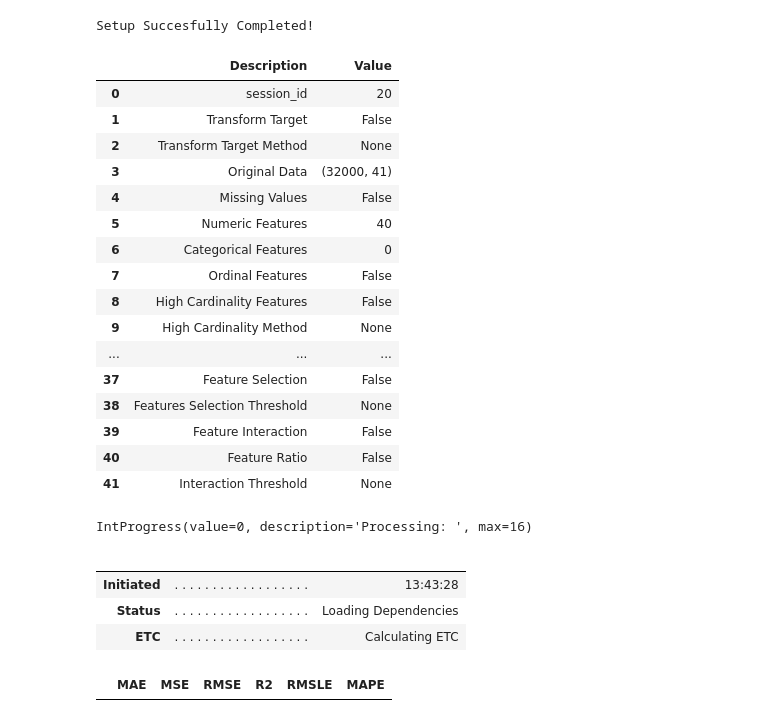
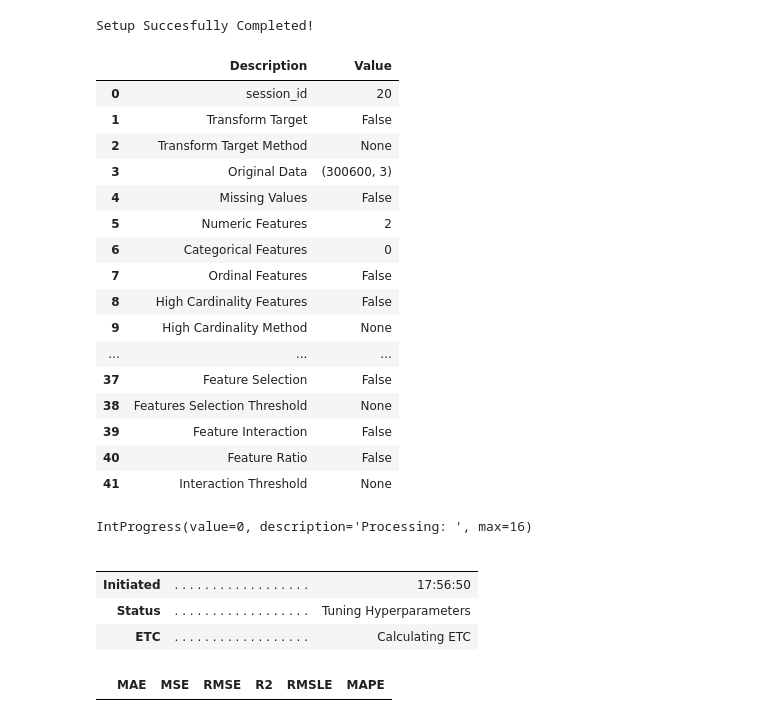
Before and after one commit to negargolestani/kinect_motion_tracking, a Jupyter notebook: test.ipynb, the cells around one changed output. Drawn from its saved outputs; the diff is of its cells as text; code cells hidden in the pictures.

```diff
--- a/test.ipynb
+++ b/test.ipynb
@@ -17,20 +10,28 @@ train_dataset_sg1, train_dataset_sg2 = train_dataset_sg.split(ratio=.5)
+# %%
+win_size = 1
+step = None
+
+synth_data = DATA( dataset_name='synth', features=['synth_vind_1', 'synth_vind_2'], target='center_1')
+train_synth_data, test_synth_data = synth_data.split(ratio=.9)
+train_synth_data_sg_df = train_synth_data.segment(win_size, step=step, as_df=True)
+test_synth_data_sg_df = test_synth_data.segment(win_size, step=step, as_df=True)
 # %%
-exp_reg = setup(train_dataset_sg1,
-                train_size = .6,
+exp_reg = setup(train_synth_data_sg_df,
+                train_size = .7,
                 target = 'target',
 #                 normalize = True,
                 silent = True,
                 session_id = 20
                 )
 # %% [output]
 Setup Succesfully Completed!
 |  | Description | Value |
 | 0 | session_id | 20 |
 | 1 | Transform Target | False |
 | 2 | Transform Target Method | None |
-| 3 | Original Data | (32000, 41) |
+| 3 | Original Data | (300600, 3) |
 | 4 | Missing Values | False |
-| 5 | Numeric Features | 40 |
+| 5 | Numeric Features | 2 |
 | 6 | Categorical Features | 0 |
 | 7 | Ordinal Features | False |
 | 8 | High Cardinality Features | False |
@@ -42,13 +43,13 @@ Setup Succesfully Completed!
 | 40 | Feature Ratio | False |
 | 41 | Interaction Threshold | None |
 # %%
-model = tune_model('rf')
+model = tune_model('catboost')
 # %% [output]
 IntProgress(value=0, description='Processing: ', max=16)
 |  |  |  |
 |  |  |  |
-| Initiated | . . . . . . . . . . . . . . . . . . | 13:43:28 |
-| Status | . . . . . . . . . . . . . . . . . . | Loading Dependencies |
+| Initiated | . . . . . . . . . . . . . . . . . . | 17:56:50 |
+| Status | . . . . . . . . . . . . . . . . . . | Tuning Hyperparameters |
 | ETC | . . . . . . . . . . . . . . . . . . | Calculating ETC |
 |  | MAE | MSE | RMSE | R2 | RMSLE | MAPE |
 # %%
```
Also changed, not shown: parts of 9 cells of this notebook, 16 other files.
